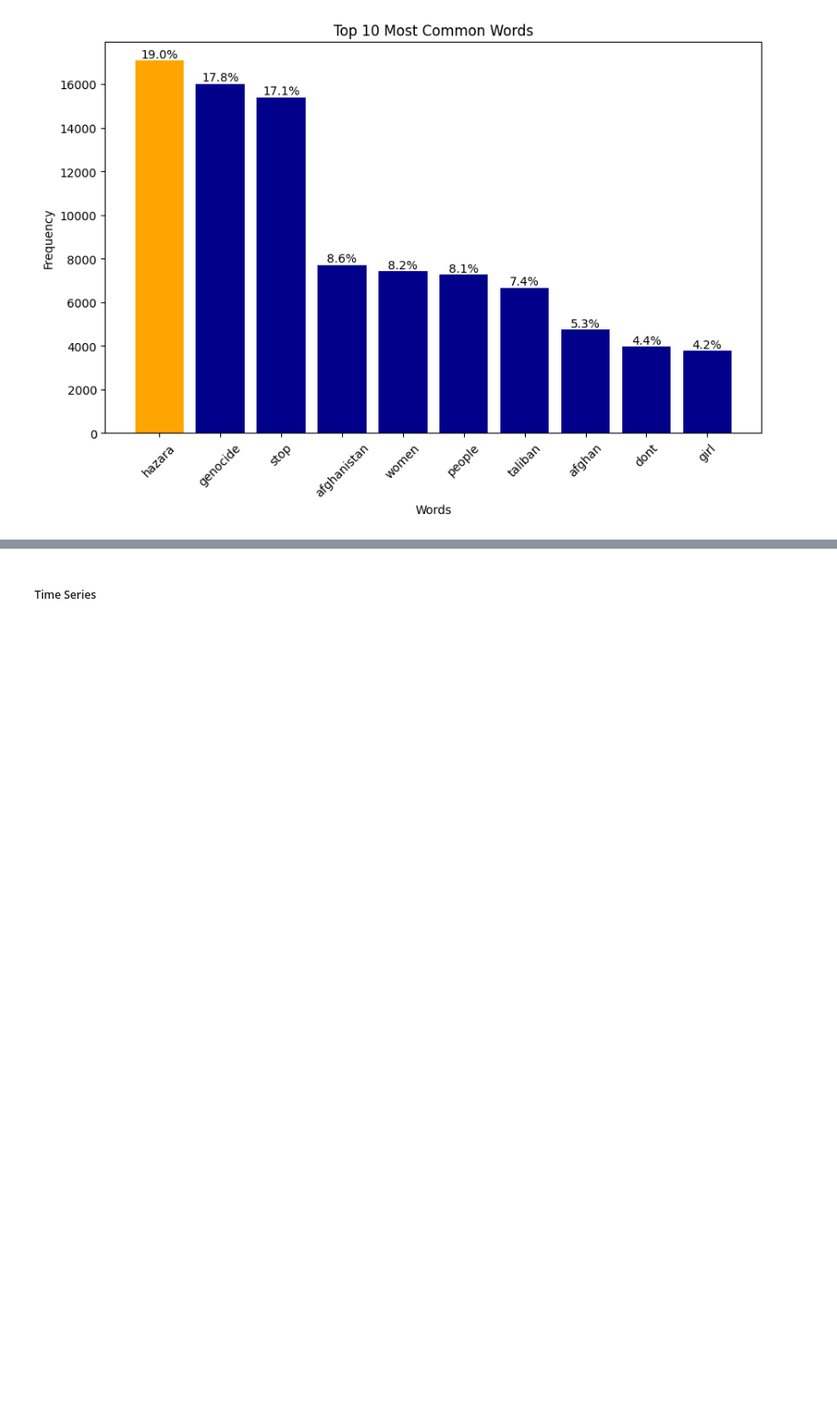
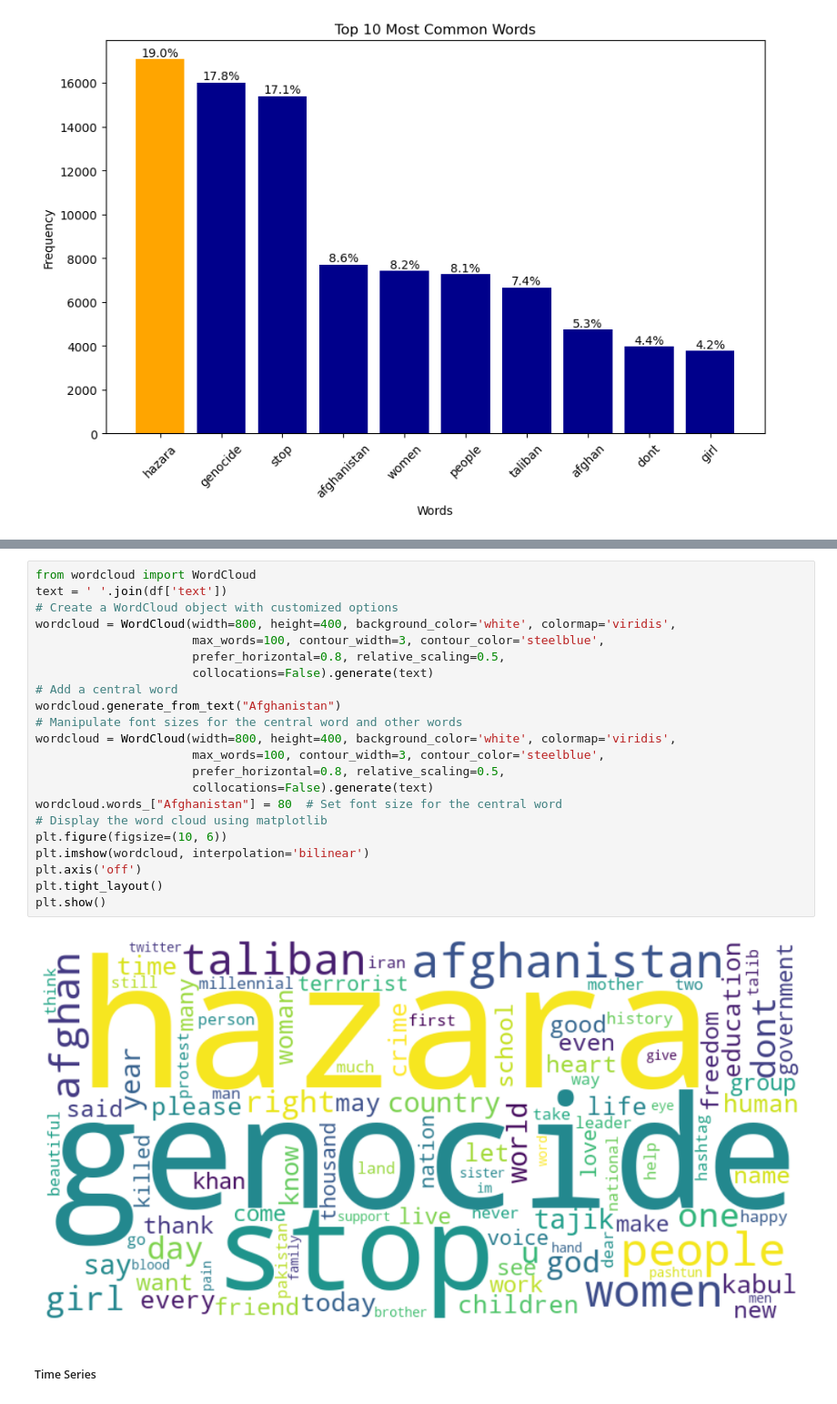
Before and after one commit to Saboor-Hamedi/Master-Thesis, a Jupyter notebook: Analyzing Data/src/women_ordinary_people.ipynb, the cells around one changed output, grey strips where cells are left out. Shown at 91% size. Cells and saved outputs as stored; diff of their text form; blank space fills up the shorter version.

```diff
--- a/Analyzing Data/src/women_ordinary_people.ipynb
+++ b/Analyzing Data/src/women_ordinary_people.ipynb
@@ -547,3 +560,27 @@ plt.show()
+# %%
+from wordcloud import WordCloud
+text = ' '.join(df['text'])
+# Create a WordCloud object with customized options
+wordcloud = WordCloud(width=800, height=400, background_color='white', colormap='viridis',
+                      max_words=100, contour_width=3, contour_color='steelblue',
+                      prefer_horizontal=0.8, relative_scaling=0.5,
+                      collocations=False).generate(text)
+# Add a central word
+wordcloud.generate_from_text("Afghanistan")
+# Manipulate font sizes for the central word and other words
+wordcloud = WordCloud(width=800, height=400, background_color='white', colormap='viridis',
+                      max_words=100, contour_width=3, contour_color='steelblue',
+                      prefer_horizontal=0.8, relative_scaling=0.5,
+                      collocations=False).generate(text)
+wordcloud.words_["Afghanistan"] = 80  # Set font size for the central word
+# Display the word cloud using matplotlib
+plt.figure(figsize=(10, 6))
+plt.imshow(wordcloud, interpolation='bilinear')
+plt.axis('off')
+plt.tight_layout()
+plt.show()
+# %% [output]
+[figure, added]
 # %% [markdown]
 ##### Time Series
 # %%
```
Also changed, not shown: parts of 11 cells of this notebook, 29 other files.
